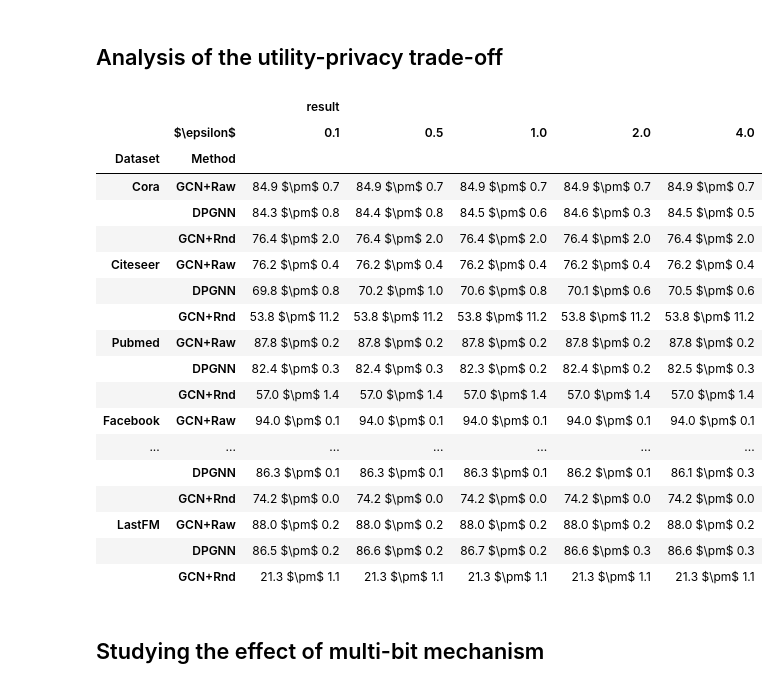
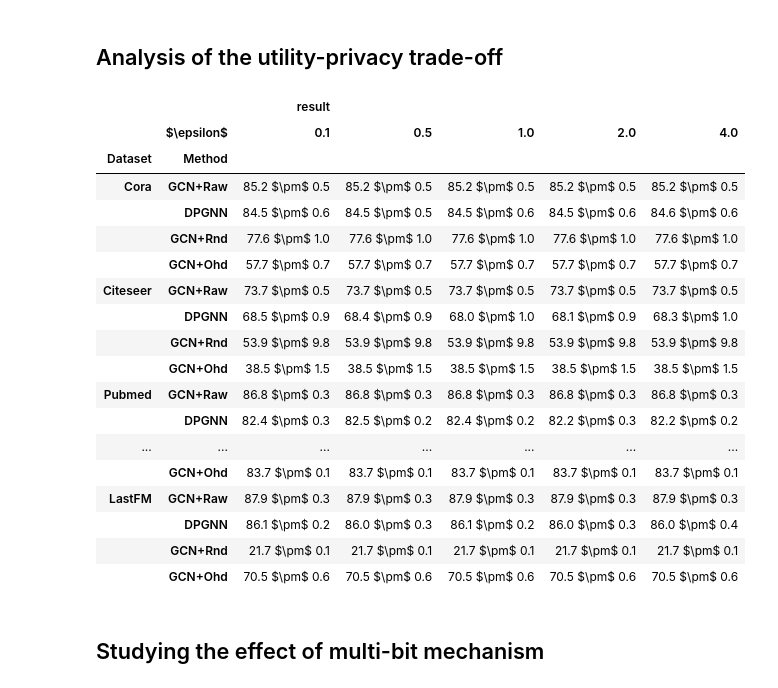
Before and after one commit to sisaman/LPGNN, a Jupyter notebook: results.ipynb, the cells around one changed output. Drawn from its saved outputs; the diff is of its cells as text; code cells hidden in the pictures.

Commit message:
last commit at idiap

```diff
--- a/results.ipynb
+++ b/results.ipynb
@@ -76,7 +76,7 @@ def latex_output(df_results, top_method, colored_method=None, color=None, size=N
             print('\\midrule')
             print(line)
 # %%
-results_path = 'results-old/'
+results_path = 'results-new'
 datasets = available_datasets()
 # %% [markdown]
 ## Analysis of the utility-privacy trade-off
@@ -100,19 +100,7 @@ data_gcn = read_logs(
     task='train',
     dataset=datasets,
     labelrate=[1.0],
-    method=['raw'],
-    eps=[0.0],
-    step=[1],
-    agg=['gcn'],
-    selfloops=[True],
-)
-
-data_rnd = read_logs(
-    path=results_path,
-    task='train',
-    dataset=datasets,
-    labelrate=[1.0],
-    method=['rnd'],
+    method=['raw', 'rnd', 'ohd'],
     eps=[0.0],
     step=[1],
     agg=['gcn'],
@@ -120,53 +108,53 @@ data_rnd = read_logs(
 )
 
 data_gcn = explode(data_gcn, col='eps', val=epsilons)
-data_rnd = explode(data_rnd, col='eps', val=epsilons)
 # %%
 names = {
     'raw': '1-GCN+Raw',
     'mbm': '2-DPGNN',
     'rnd': '3-GCN+Rnd',
+    'ohd': '4-GCN+Ohd',
     'cora': '1-Cora',
     'citeseer': '2-Citeseer',
     'pubmed': '3-Pubmed',
     'facebook': '4-Facebook',
     'github': '5-Github',
     'lastfm': '6-LastFM'
 }
 df_mean = data_dpgnn.groupby(['dataset', 'eps', 'step'])['test_acc'].mean().reset_index()
 idx = df_mean.groupby(['dataset', 'eps'])['test_acc'].transform(max) == df_mean['test_acc']
 df_max = df_mean[idx]
 df_final = data_dpgnn.merge(df_max.drop(columns='test_acc'), on=['dataset', 'eps', 'step'], how='inner')
-data = df_final.append(data_gcn, ignore_index=True).append(data_rnd, ignore_index=True)
+data = df_final.append(data_gcn, ignore_index=True)
 data = data.groupby(['dataset', 'method', 'eps']).agg({'test_acc': ['mean', lambda x: np.std(x)]}).reset_index()
 data = data.replace(names)
 data.columns = ['Dataset', 'Method', '$\epsilon$', 'mean', 'std']
 data['result'] = data[['mean', 'std']].apply(lambda row: '%.1f $\pm$ %.1f' % (row['mean'], row['std']), axis=1)
 data = data.drop(columns=['mean', 'std']).set_index(['Dataset', 'Method', '$\epsilon$'])
 data = data.unstack()
 data = data.rename(index=lambda name: name[2:] if name[1] == '-' else name)
 data
 # latex_output(data, top_method='GCN+Raw', size='\scriptsize', color='blue', colored_method='DPGNN')
 # %% [output]
 |  |  | result |  |  |  |  |
 |  | $\epsilon$ | 0.1 | 0.5 | 1.0 | 2.0 | 4.0 |
 | Dataset | Method |  |  |  |  |  |
-| Cora | GCN+Raw | 84.9 $\pm$ 0.7 | 84.9 $\pm$ 0.7 | 84.9 $\pm$ 0.7 | 84.9 $\pm$ 0.7 | 84.9 $\pm$ 0.7 |
-|  | DPGNN | 84.3 $\pm$ 0.8 | 84.4 $\pm$ 0.8 | 84.5 $\pm$ 0.6 | 84.6 $\pm$ 0.3 | 84.5 $\pm$ 0.5 |
-|  | GCN+Rnd | 76.4 $\pm$ 2.0 | 76.4 $\pm$ 2.0 | 76.4 $\pm$ 2.0 | 76.4 $\pm$ 2.0 | 76.4 $\pm$ 2.0 |
-| Citeseer | GCN+Raw | 76.2 $\pm$ 0.4 | 76.2 $\pm$ 0.4 | 76.2 $\pm$ 0.4 | 76.2 $\pm$ 0.4 | 76.2 $\pm$ 0.4 |
-|  | DPGNN | 69.8 $\pm$ 0.8 | 70.2 $\pm$ 1.0 | 70.6 $\pm$ 0.8 | 70.1 $\pm$ 0.6 | 70.5 $\pm$ 0.6 |
-|  | GCN+Rnd | 53.8 $\pm$ 11.2 | 53.8 $\pm$ 11.2 | 53.8 $\pm$ 11.2 | 53.8 $\pm$ 11.2 | 53.8 $\pm$ 11.2 |
-| Pubmed | GCN+Raw | 87.8 $\pm$ 0.2 | 87.8 $\pm$ 0.2 | 87.8 $\pm$ 0.2 | 87.8 $\pm$ 0.2 | 87.8 $\pm$ 0.2 |
-|  | DPGNN | 82.4 $\pm$ 0.3 | 82.4 $\pm$ 0.3 | 82.3 $\pm$ 0.2 | 82.4 $\pm$ 0.2 | 82.5 $\pm$ 0.3 |
-|  | GCN+Rnd | 57.0 $\pm$ 1.4 | 57.0 $\pm$ 1.4 | 57.0 $\pm$ 1.4 | 57.0 $\pm$ 1.4 | 57.0 $\pm$ 1.4 |
-| Facebook | GCN+Raw | 94.0 $\pm$ 0.1 | 94.0 $\pm$ 0.1 | 94.0 $\pm$ 0.1 | 94.0 $\pm$ 0.1 | 94.0 $\pm$ 0.1 |
+| Cora | GCN+Raw | 85.2 $\pm$ 0.5 | 85.2 $\pm$ 0.5 | 85.2 $\pm$ 0.5 | 85.2 $\pm$ 0.5 | 85.2 $\pm$ 0.5 |
+|  | DPGNN | 84.5 $\pm$ 0.6 | 84.5 $\pm$ 0.5 | 84.5 $\pm$ 0.6 | 84.5 $\pm$ 0.6 | 84.6 $\pm$ 0.6 |
+|  | GCN+Rnd | 77.6 $\pm$ 1.0 | 77.6 $\pm$ 1.0 | 77.6 $\pm$ 1.0 | 77.6 $\pm$ 1.0 | 77.6 $\pm$ 1.0 |
+|  | GCN+Ohd | 57.7 $\pm$ 0.7 | 57.7 $\pm$ 0.7 | 57.7 $\pm$ 0.7 | 57.7 $\pm$ 0.7 | 57.7 $\pm$ 0.7 |
+| Citeseer | GCN+Raw | 73.7 $\pm$ 0.5 | 73.7 $\pm$ 0.5 | 73.7 $\pm$ 0.5 | 73.7 $\pm$ 0.5 | 73.7 $\pm$ 0.5 |
+|  | DPGNN | 68.5 $\pm$ 0.9 | 68.4 $\pm$ 0.9 | 68.0 $\pm$ 1.0 | 68.1 $\pm$ 0.9 | 68.3 $\pm$ 1.0 |
+|  | GCN+Rnd | 53.9 $\pm$ 9.8 | 53.9 $\pm$ 9.8 | 53.9 $\pm$ 9.8 | 53.9 $\pm$ 9.8 | 53.9 $\pm$ 9.8 |
+|  | GCN+Ohd | 38.5 $\pm$ 1.5 | 38.5 $\pm$ 1.5 | 38.5 $\pm$ 1.5 | 38.5 $\pm$ 1.5 | 38.5 $\pm$ 1.5 |
+| Pubmed | GCN+Raw | 86.8 $\pm$ 0.3 | 86.8 $\pm$ 0.3 | 86.8 $\pm$ 0.3 | 86.8 $\pm$ 0.3 | 86.8 $\pm$ 0.3 |
+|  | DPGNN | 82.4 $\pm$ 0.3 | 82.5 $\pm$ 0.2 | 82.4 $\pm$ 0.2 | 82.2 $\pm$ 0.3 | 82.2 $\pm$ 0.2 |
 | ... | ... | ... | ... | ... | ... | ... |
-|  | DPGNN | 86.3 $\pm$ 0.1 | 86.3 $\pm$ 0.1 | 86.3 $\pm$ 0.1 | 86.2 $\pm$ 0.1 | 86.1 $\pm$ 0.3 |
-|  | GCN+Rnd | 74.2 $\pm$ 0.0 | 74.2 $\pm$ 0.0 | 74.2 $\pm$ 0.0 | 74.2 $\pm$ 0.0 | 74.2 $\pm$ 0.0 |
-| LastFM | GCN+Raw | 88.0 $\pm$ 0.2 | 88.0 $\pm$ 0.2 | 88.0 $\pm$ 0.2 | 88.0 $\pm$ 0.2 | 88.0 $\pm$ 0.2 |
-|  | DPGNN | 86.5 $\pm$ 0.2 | 86.6 $\pm$ 0.2 | 86.7 $\pm$ 0.2 | 86.6 $\pm$ 0.3 | 86.6 $\pm$ 0.3 |
-|  | GCN+Rnd | 21.3 $\pm$ 1.1 | 21.3 $\pm$ 1.1 | 21.3 $\pm$ 1.1 | 21.3 $\pm$ 1.1 | 21.3 $\pm$ 1.1 |
+|  | GCN+Ohd | 83.7 $\pm$ 0.1 | 83.7 $\pm$ 0.1 | 83.7 $\pm$ 0.1 | 83.7 $\pm$ 0.1 | 83.7 $\pm$ 0.1 |
+| LastFM | GCN+Raw | 87.9 $\pm$ 0.3 | 87.9 $\pm$ 0.3 | 87.9 $\pm$ 0.3 | 87.9 $\pm$ 0.3 | 87.9 $\pm$ 0.3 |
+|  | DPGNN | 86.1 $\pm$ 0.2 | 86.0 $\pm$ 0.3 | 86.1 $\pm$ 0.2 | 86.0 $\pm$ 0.3 | 86.0 $\pm$ 0.4 |
+|  | GCN+Rnd | 21.7 $\pm$ 0.1 | 21.7 $\pm$ 0.1 | 21.7 $\pm$ 0.1 | 21.7 $\pm$ 0.1 | 21.7 $\pm$ 0.1 |
+|  | GCN+Ohd | 70.5 $\pm$ 0.6 | 70.5 $\pm$ 0.6 | 70.5 $\pm$ 0.6 | 70.5 $\pm$ 0.6 | 70.5 $\pm$ 0.6 |
 # %% [markdown]
 ## Studying the effect of multi-bit mechanism
 # %%
```
Also changed, not shown: parts of 4 cells of this notebook, 1 other file.
